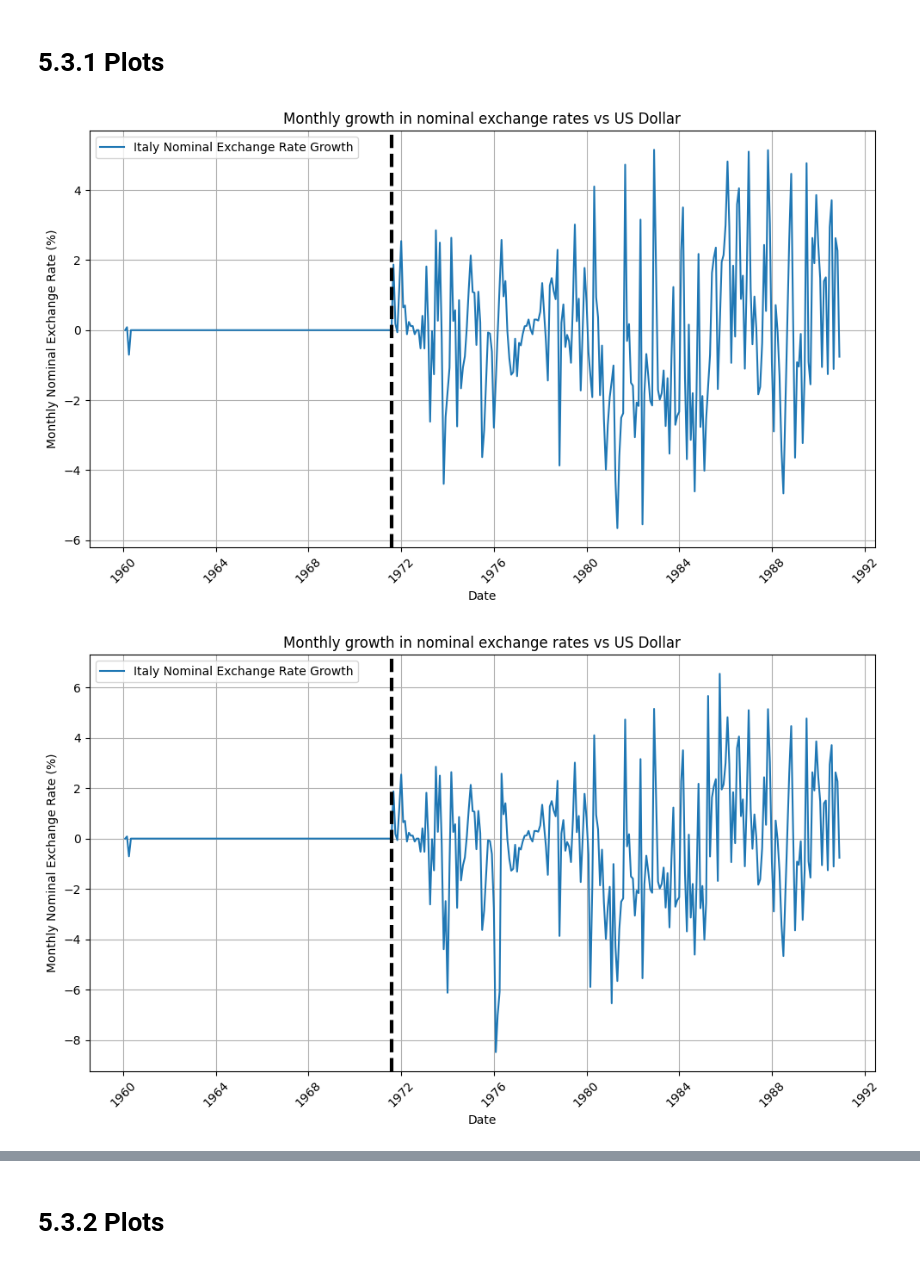
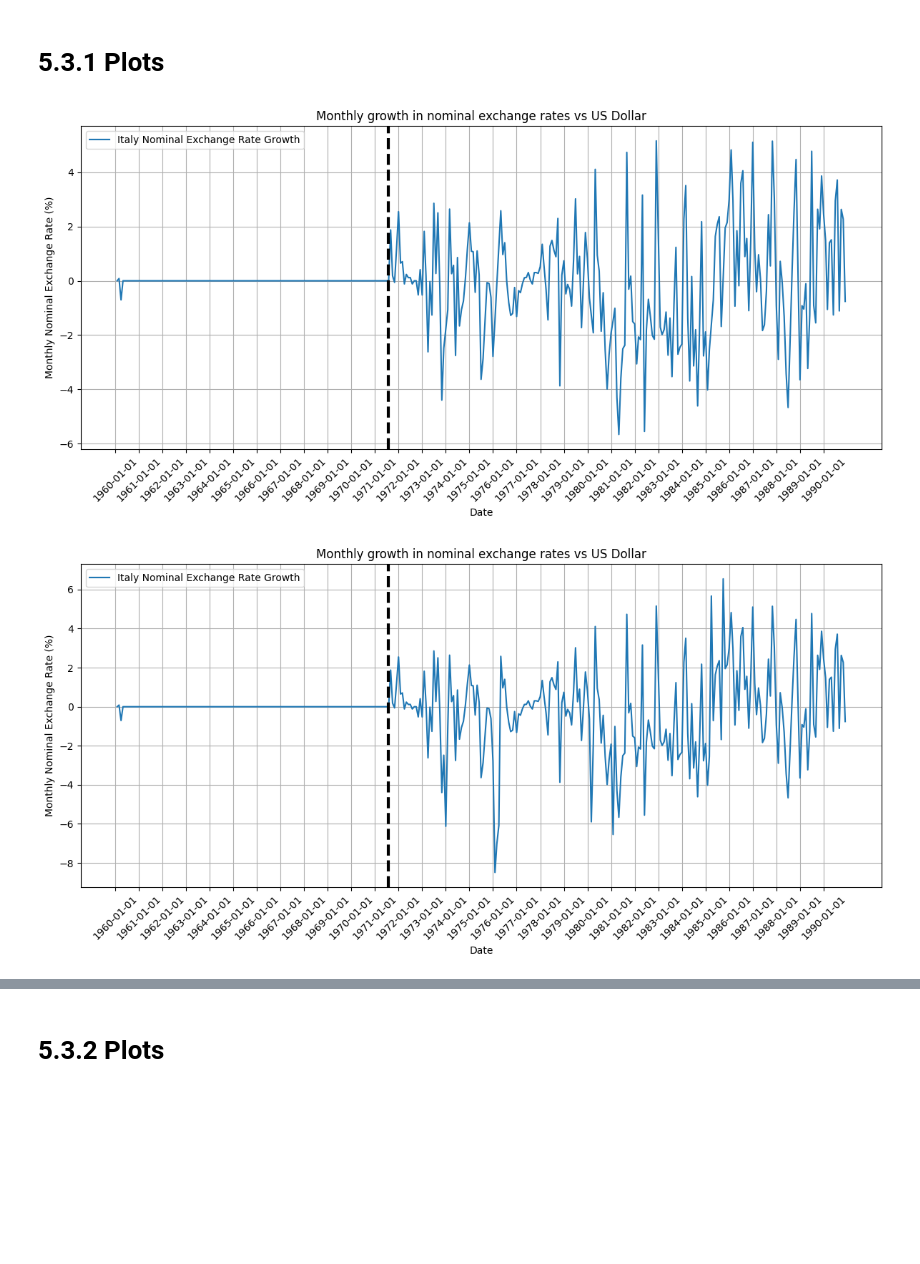
Before and after one commit to Tantalise/ItalyMacroGroupProject, a Jupyter notebook: MacroDataJazz.ipynb, the cells around one changed output, grey strips where cells are left out. Saved outputs shown, nothing was run; the diff lists cells and outputs as text; code cells hidden in the pictures; blank space fills up the shorter version.

```diff
--- a/MacroDataJazz.ipynb
+++ b/MacroDataJazz.ipynb
@@ -172,9 +159,9 @@ for column in economic_parameters.columns:
         print(f"No outliers for {column}\n")
 
 
-# Replace outliers with NaN in the DataFrame, except for the specified rows in 'us_reserves' and 'us_reserves_index'
+# Replace outliers with NaN in the DataFrame, except for the specified rows in 'us_reserves','us_reserves_index','italy_inflation_rate', 'us_inflation_rate'
 for column, outliers in outliers_dict.items():
-    if column not in ['us_reserves', 'us_reserves_index']:
+    if column not in ['us_reserves', 'us_reserves_index','italy_inflation_rate',]:
         economic_parameters.loc[outliers.index, column] = np.nan  # Replace outliers with NaN
     else:
         # Exclude the specific rows starting from 1989-12-01
@@ -264,24 +235,25 @@ display(economic_parameters.head(50).style)
 </html>
 # %%
 filtered_df = economic_parameters[(economic_parameters['date'] >= '1960-01-01') & (economic_parameters['date'] <= '1990-12-01')]
-plt.figure(figsize=(10, 6))
+plt.figure(figsize=(12, 6))
 plt.plot(filtered_df['date'], filtered_df['italy_nominal_exchange_rate_growth'], label='Italy Nominal Exchange Rate Growth')
-# Adding vertical line at 1971-08-01
+# Adding vertical line at 1971-08-01 to show exit of Breton Woods in US.
 plt.axvline(x='1971-08-01', color='black', linestyle='--', linewidth=3)
 plt.xlabel('Date')
 plt.ylabel('Monthly Nominal Exchange Rate (%)')
 plt.title('Monthly growth in nominal exchange rates vs US Dollar')
 plt.legend()
 plt.grid(True)
-plt.xticks(rotation=45)
+# Set xticks every 12 months
+plt.xticks(filtered_df['date'][::12], rotation=45)
 plt.tight_layout()
 plt.show()
 # %% [output]
-[figure, old version]
+[figure, new version]
 # %%
 #non-interpolated
 filtered_df = merged_df[(merged_df['date'] >= '1960-01-01') & (merged_df['date'] <= '1990-12-01')]
-plt.figure(figsize=(10, 6))
+plt.figure(figsize=(12, 6))
 plt.plot(filtered_df['date'], filtered_df['italy_nominal_exchange_rate_growth'], label='Italy Nominal Exchange Rate Growth')
 # Adding vertical line at 1971-08-01
 plt.axvline(x='1971-08-01', color='black', linestyle='--', linewidth=3)
@@ -290,10 +262,11 @@ plt.ylabel('Monthly Nominal Exchange Rate (%)')
 plt.title('Monthly growth in nominal exchange rates vs US Dollar')
 plt.legend()
 plt.grid(True)
-plt.xticks(rotation=45)
+# Set xticks every 12 months
+plt.xticks(filtered_df['date'][::12], rotation=45)
 plt.tight_layout()
 plt.show()
 # %% [output]
-[figure, old version]
+[figure, new version]
 # %%
 filtered_df = economic_parameters[(economic_parameters['date'] >= '1960-01-01') & (economic_parameters['date'] <= '1990-12-01')]
```
Also changed, not shown: parts of 13 cells of this notebook.
